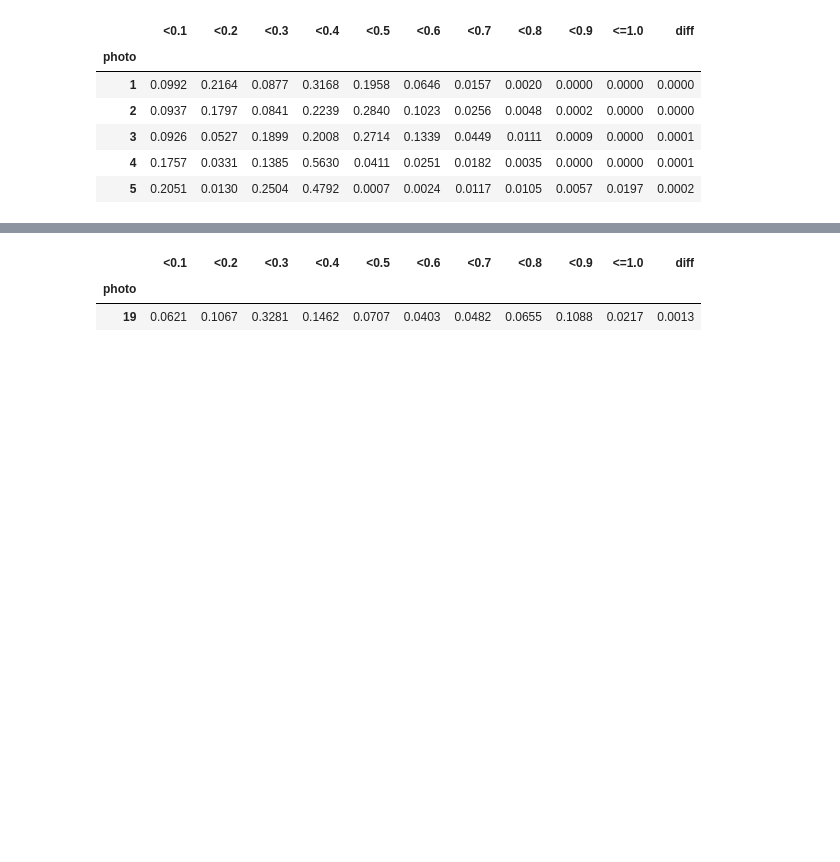
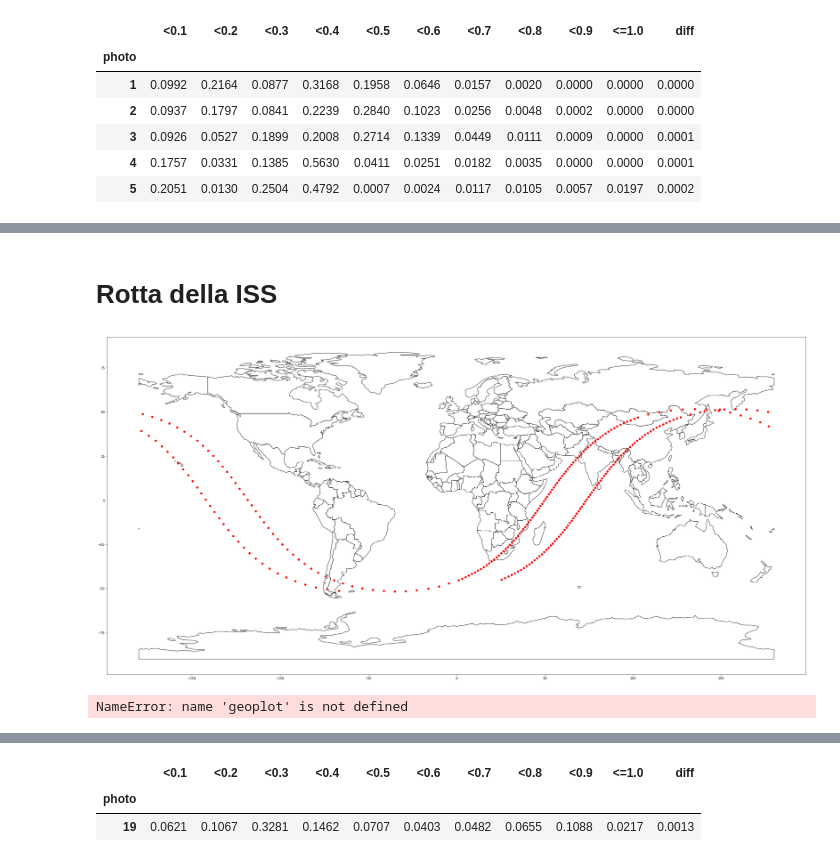
Before and after one commit to FrancescoGiraud0/WOODProject, a Jupyter notebook: data_analysis/Analisi.ipynb, the cells around one changed output, grey strips where cells are left out. Saved outputs shown, nothing was run; the diff lists cells and outputs as text; code cells hidden in the pictures; blank space fills up the shorter version.

Commit message:
add geopandas

```diff
--- a/data_analysis/Analisi.ipynb
+++ b/data_analysis/Analisi.ipynb
@@ -49,0 +67,25 @@ veg_df.head()
+# %% [markdown]
+# Rotta della ISS
+# %%
+gdf = geopandas.GeoDataFrame(
+    iss_df, geometry=geopandas.points_from_xy(iss_df.lon, iss_df.lat))
+
+world = geopandas.read_file(geopandas.datasets.get_path('naturalearth_lowres'))
+
+# We restrict to South America.
+ax = world.plot(color='white', edgecolor='black', figsize=(40,40))
+
+# We can now plot our ``GeoDataFrame``.
+gdf.plot(ax=ax, color='red')
+
+plt.show()
+# %% [output]
+[figure, added]
+# %%
+ax = geoplot.kdeplot(
+    collisions.head(1000), clip=boroughs.geometry,
+    shade=True, cmap='Reds',
+    projection=geoplot.crs.AlbersEqualArea())
+geoplot.polyplot(boroughs, ax=ax, zorder=1)
+# %% [output]
+NameError: name 'geoplot' is not defined
```
Also changed, not shown: parts of 7 cells of this notebook.
